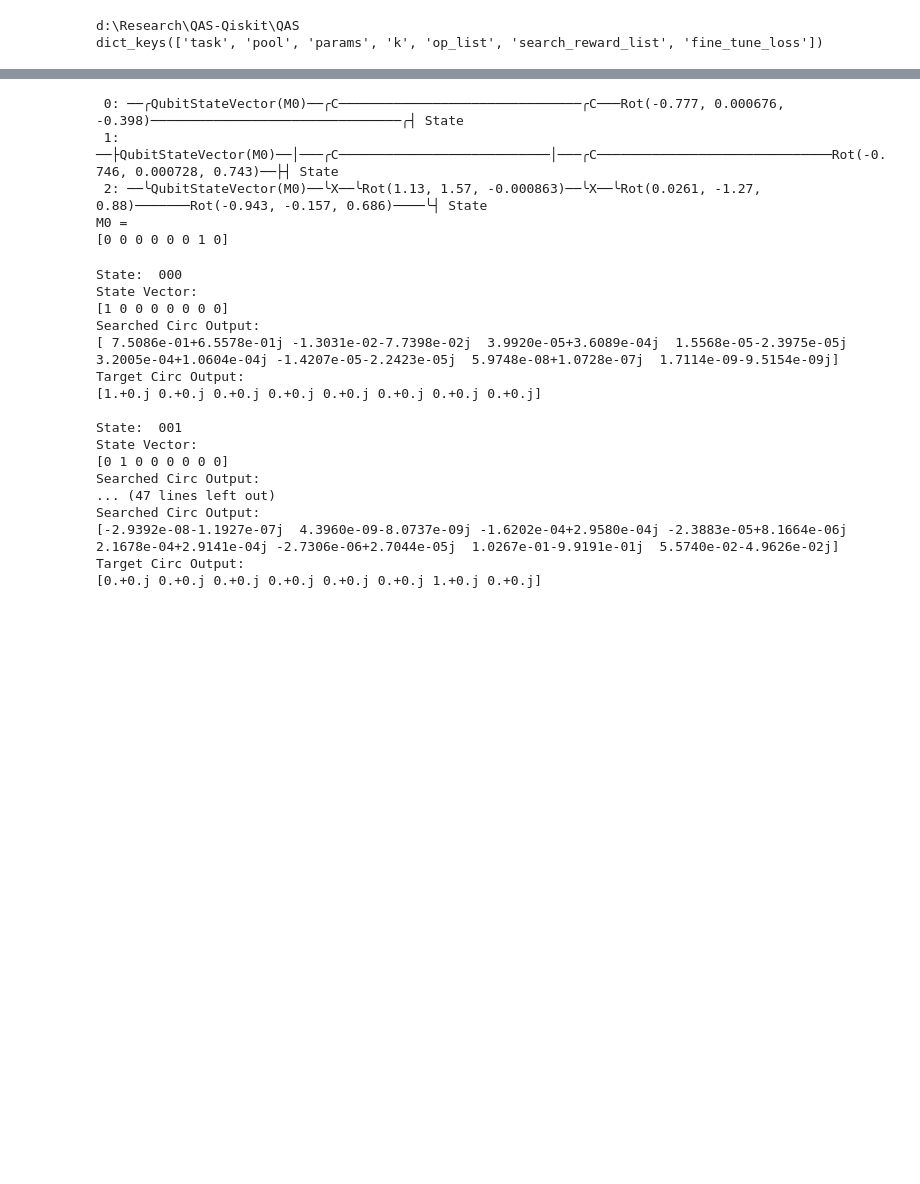
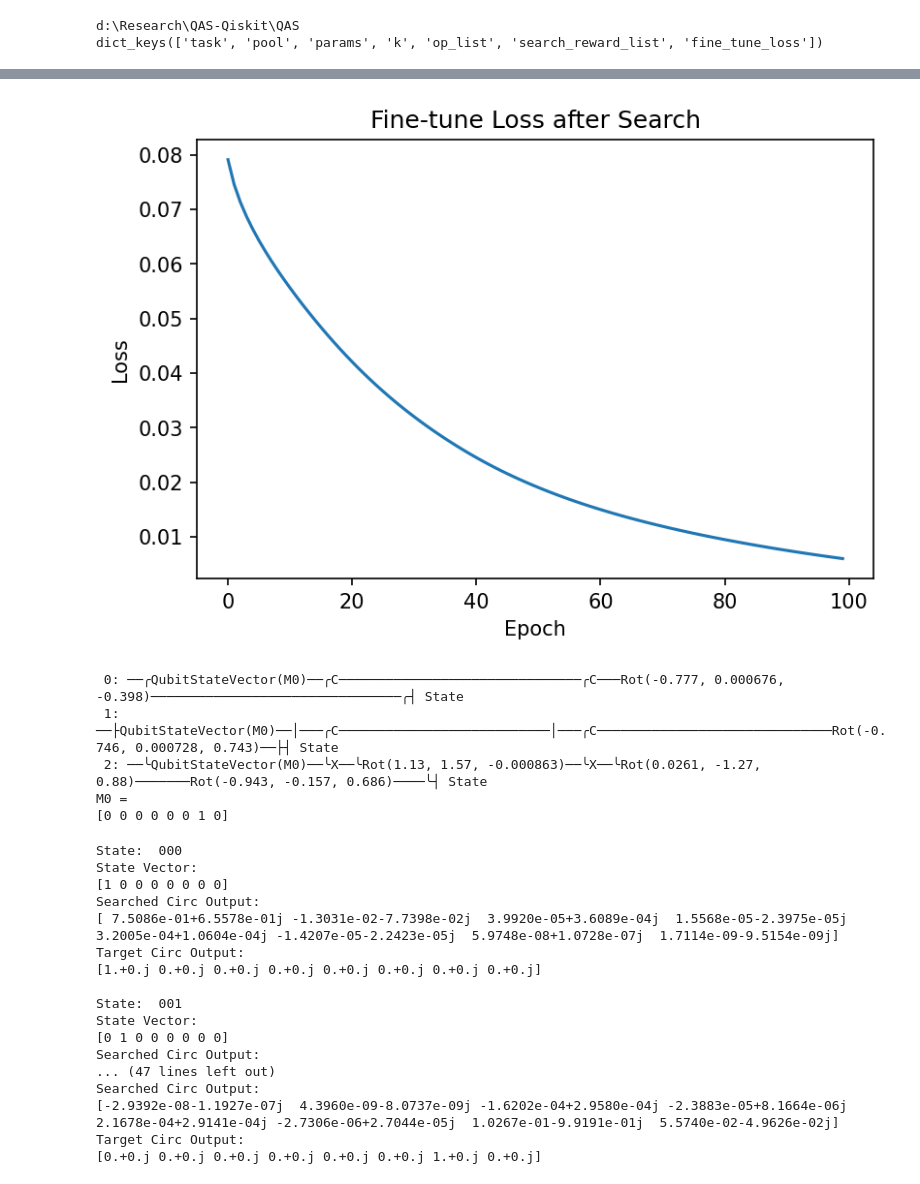
Before and after one commit to peiyong-addwater/QAS, a Jupyter notebook: result_analysis_toffoli.ipynb, the cells around one changed output, grey strips where cells are left out. Cells and saved outputs as stored; diff of their text form; code cells hidden in the pictures; blank space fills up the shorter version.

```diff
--- a/result_analysis_toffoli.ipynb
+++ b/result_analysis_toffoli.ipynb
@@ -35,3 +48,13 @@ print(model.toList(params))
+# %%
+plt.figure(dpi=150)
+plt.plot(list(range(len(fine_tune_loss_after_search))), fine_tune_loss_after_search)
+plt.title("Fine-tune Loss after Search")
+plt.xlabel('Epoch')
+plt.ylabel('Loss')
+
+plt.show()
+# %% [output]
+[figure, added]
 # %%
 dev = qml.device('default.qubit', wires = 3)
 @qml.qnode(dev)
```
Also changed, not shown: parts of 6 cells of this notebook, 1 other file.
